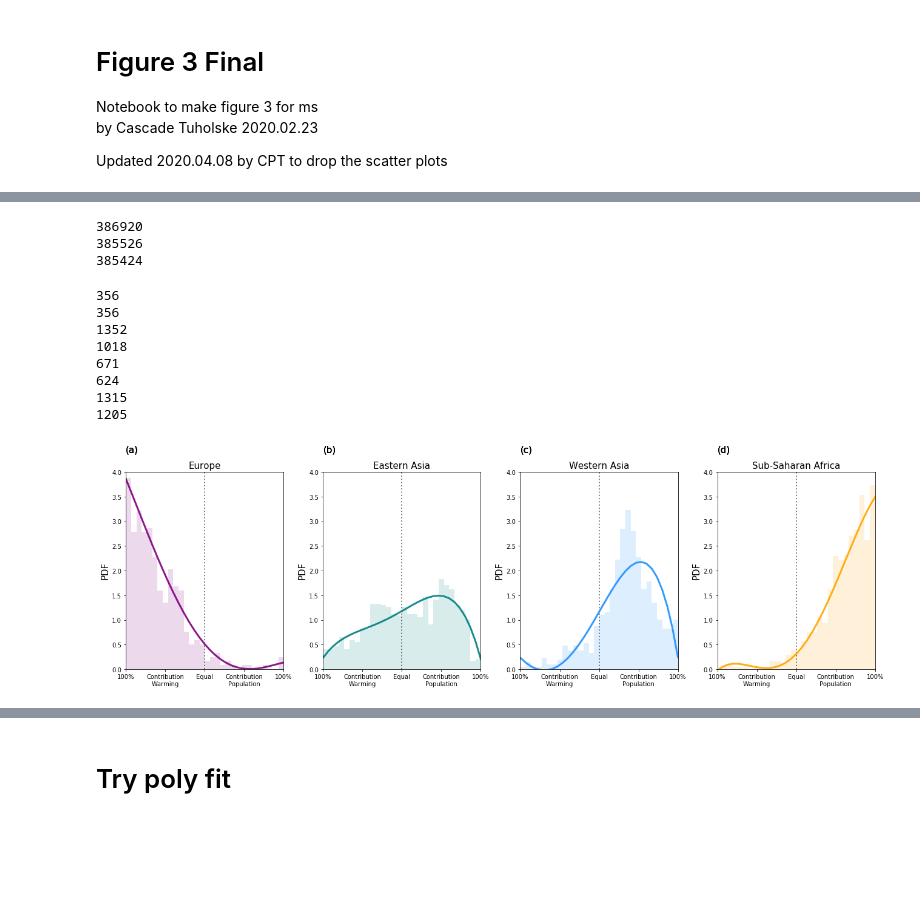
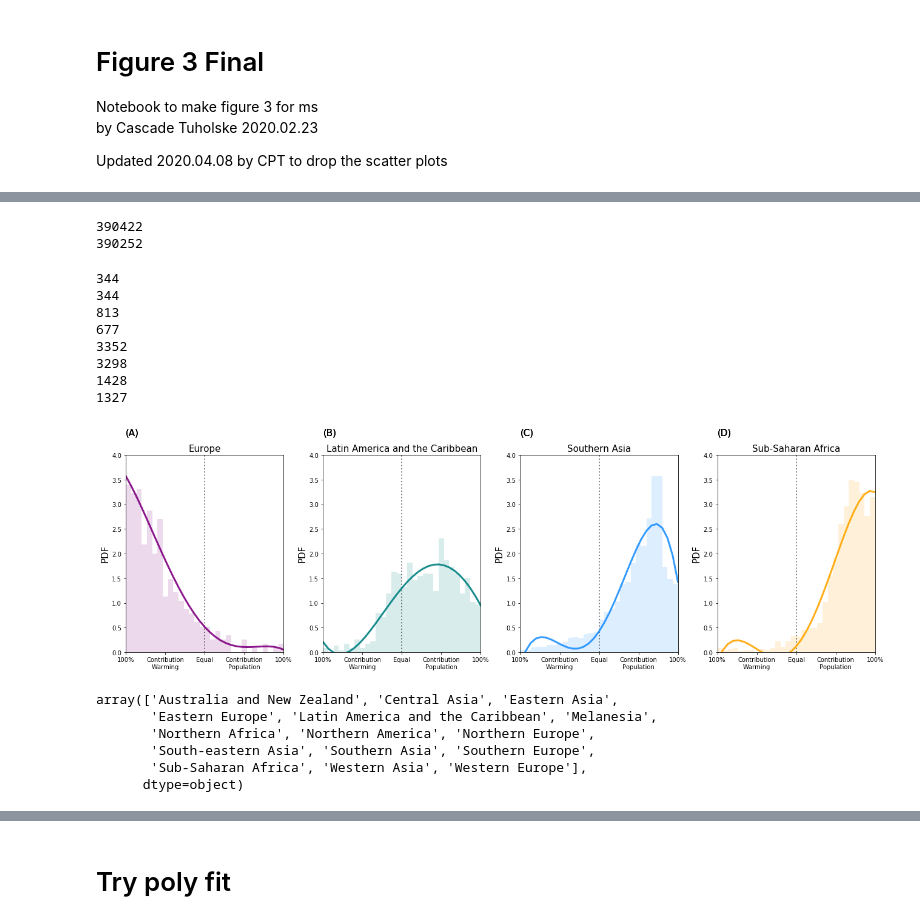
Before and after one commit to ecohydro/GlobalUrbanHeat, a Jupyter notebook: Notebooks/cpt_Fig3_Final.ipynb, the cells around one changed output, grey strips where cells are left out. Drawn from its saved outputs; the diff is of its cells as text; code cells hidden in the pictures; blank space fills up the shorter version.

```diff
--- a/Notebooks/cpt_Fig3_Final.ipynb
+++ b/Notebooks/cpt_Fig3_Final.ipynb
@@ -233,19 +233,17 @@ print(HI_STATS.head(2))
-# %%
-#### Drop cities where P1983 == 0
-print(len(HI_STATS))
-HI_STATS = HI_STATS[HI_STATS['P1983'] > 0]
-print(len(HI_STATS))
-
-#### Drop cities with only one Tmax Day in 1983 and none else because you cannot regress them
-#drop_list = [2543, 2560, 3667, 3669, 6122, 6156] # city ids for MERRA2
-drop_list = [832, 1732, 5521] # city IDS for ERA5
-
-HI_STATS= HI_STATS[~HI_STATS['ID_HDC_G0'].isin(drop_list)]
-print(len(HI_STATS))
-# %% [output]
-386920
-385526
-385424
+# %%
+# Drop cites where 1983 had 1 day and none elsewhere
+
+print(len(HI_STATS))
+only83 = HI_STATS.groupby('ID_HDC_G0')['total_days'].sum() == 1 # sum up total days and find those with 1 day
+only83 = list(only83[only83 == True].index) # make a list of IDs
+sub = HI_STATS[HI_STATS['ID_HDC_G0'].isin(only83)] # subset those IDs
+bad_ids = sub[(sub['year'] == 1983) & (sub['total_days'] == 1)] # drop those from 1983 only
+drop_list = list(bad_ids['ID_HDC_G0']) # make a list
+HI_STATS= HI_STATS[~HI_STATS['ID_HDC_G0'].isin(drop_list)] # drop those from the list
+print(len(HI_STATS))
+# %% [output]
+390422
+390252
 # %%
 #### Chunk Data for plots -- see functions for warnings explained
 
@@ -268,7 +266,7 @@ print(len(plotdata1))
 
 # # Chunk 2
 geog2 = 'sub-region'
-loc2 = 'Eastern Asia'
+loc2 = 'Latin America and the Caribbean'
 chunk2 = HI_STATS[HI_STATS[geog2] == loc2]
 plotdata2 = run_OLS(chunk2, 'ID_HDC_G0', alpha = 0.05)
 plotdata2 = plotdata2.merge(df_years, on = 'ID_HDC_G0', how = 'left')
@@ -278,7 +276,7 @@ print(len(plotdata2))
 
 # # Chunk 3
 geog3 = 'sub-region'
-loc3 = 'Western Asia'
+loc3 = 'Southern Asia'
 chunk3 = HI_STATS[HI_STATS[geog3] == loc3]
 plotdata3 = run_OLS(chunk3, 'ID_HDC_G0', alpha = 0.05)
 plotdata3 = plotdata3.merge(df_years, on = 'ID_HDC_G0', how = 'left')
@@ -296,16 +294,16 @@ print(len(plotdata4))
 plotdata4 = plotdata4[plotdata4['p_value_pdays'] < 0.05] # drop Pdays below 0.05
 print(len(plotdata4))
 # %% [output]
-356
-356
-1352
-1018
-671
-624
-1315
-1205
+344
+344
+813
+677
+3352
+3298
+1428
+1327
 # %%
-#### Fig 2 Plot - 4 Panel CPT 2020.04.08
+#### Fig 3 Plot - 4 Panel CPT 2020.04.08
 
 # Chunks in a list & colors
 df_list = [plotdata1 , plotdata2 , plotdata3 , plotdata4]
@@ -342,37 +340,47 @@ for i, df in enumerate(zip(df_list, color_list)):
     polynomial_features= PolynomialFeatures(degree=4)
     x_poly = polynomial_features.fit_transform(x)
     model = LinearRegression()
     model.fit(x_poly, y)
     y_poly_pred = model.predict(x_poly)
     sort_axis = operator.itemgetter(0)
     sorted_zip = sorted(zip(x,y_poly_pred), key=sort_axis)
     x, y_poly_pred = zip(*sorted_zip)
     axs[i].plot(x, y_poly_pred, alpha = 0.9, linewidth=3, color = color_list[i])
 
     # V line
     axs[i].vlines(x = 0.5, ymin = 0, ymax = 5, lw=2, linestyles = ':',
                   alpha = 0.5, color = 'black')
 
     #sns.kdeplot(data, color = df[1], ax = axs[i], **kwargs, legend = False) # kernel
     axs[i].set_title(loc_list[i], fontsize = 15)
     axs[i].set_xlim(xlim)
     axs[i].set_ylim(ylim)
     axs[i].set_ylabel('PDF', fontsize = 15)
     #axs[i].set_xlabel('% Warming                 % Population', fontsize = 15)
     axs[i].set_xticks(ticks);
     axs[i].set_xticklabels(labels)
 
     # add panel labels
-    axs[0].text(0.00, 1.1, '(a)', transform=axs[0].transAxes, size=15 )
-    axs[0].text(1.25, 1.1, '(b)', transform=axs[0].transAxes, size=15 )
-    axs[0].text(2.5, 1.1, '(c)', transform=axs[0].transAxes, size=15 )
-    axs[0].text(3.75, 1.1, '(d)', transform=axs[0].transAxes, size=15 )
+    axs[0].text(0.00, 1.1, '(A)', transform=axs[0].transAxes, size=15 )
+    axs[0].text(1.25, 1.1, '(B)', transform=axs[0].transAxes, size=15 )
+    axs[0].text(2.5, 1.1, '(C)', transform=axs[0].transAxes, size=15 )
+    axs[0].text(3.75, 1.1, '(D)', transform=axs[0].transAxes, size=15 )
 
 ### color bar on far left plot
 kwargs = {'anchor' : (-0.5, 0.5), 'fraction' : .01, 'shrink' : 2}
 fig.subplots_adjust(right=0.84)
 
-plt.savefig(FIG_OUT+FN_OUT, dpi = 300, bbox_inches='tight')
+#plt.savefig(FIG_OUT+FN_OUT, dpi = 300, bbox_inches='tight')
 # %% [output]
-[figure, old version]
+[figure, new version]
+# %%
+#['region', 'intermediate-region', 'sub-region','CTR_MN_NM', 'ID_HDC_G0']
+np.unique(HI_STATS['sub-region'])
+# %% [output]
+array(['Australia and New Zealand', 'Central Asia', 'Eastern Asia',
+       'Eastern Europe', 'Latin America and the Caribbean', 'Melanesia',
+       'Northern Africa', 'Northern America', 'Northern Europe',
+       'South-eastern Asia', 'Southern Asia', 'Southern Europe',
+       'Sub-Saharan Africa', 'Western Asia', 'Western Europe'],
+      dtype=object)
 # %%
```
Also changed, not shown: parts of 5 cells of this notebook.
